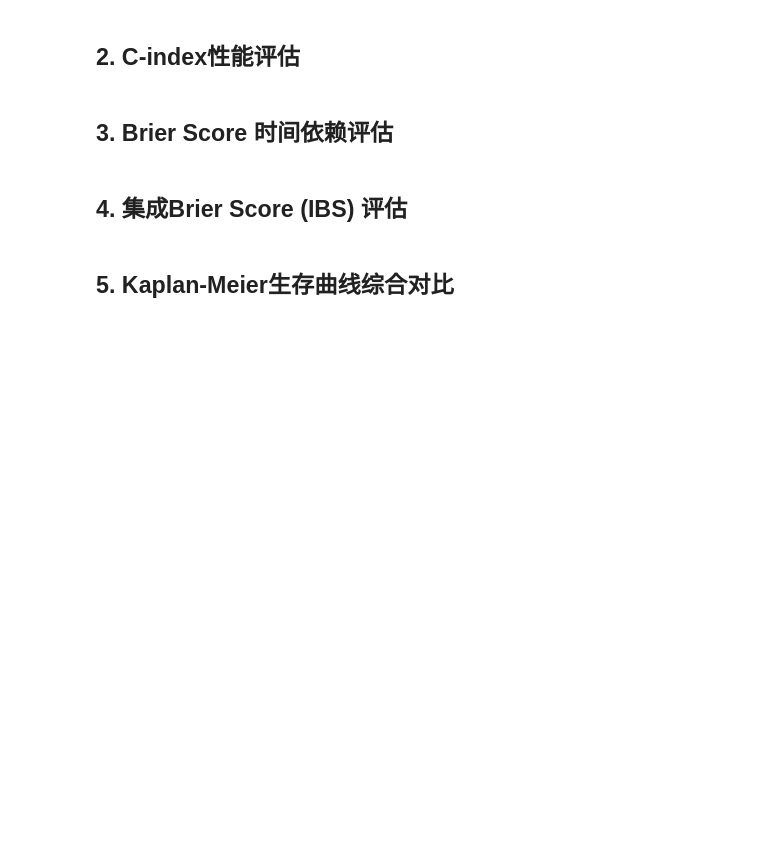
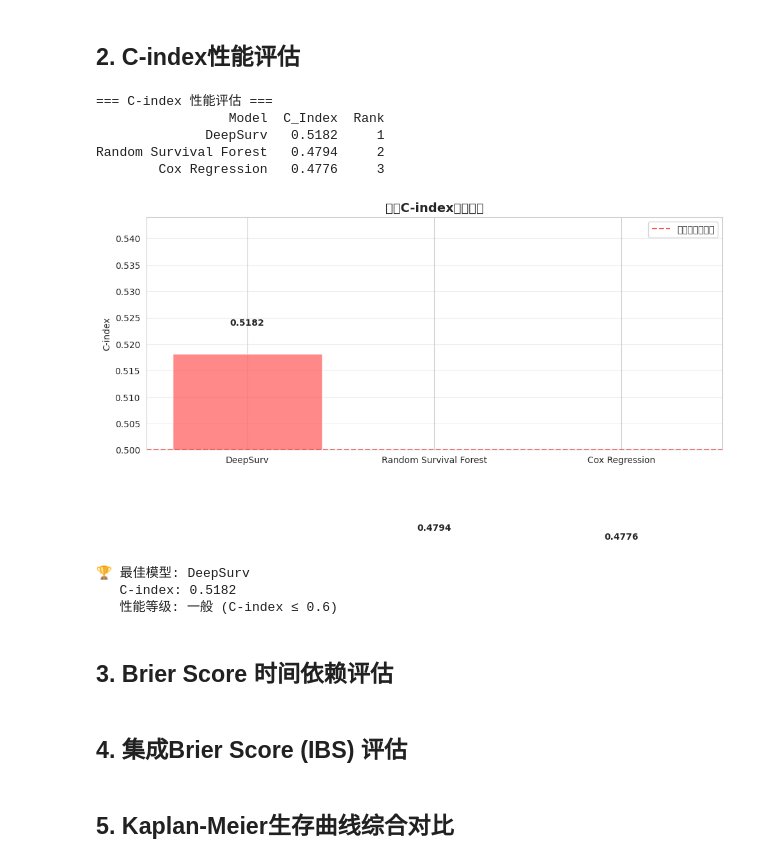
Before and after one commit to alan-ai1196/T_Turting, a Jupyter notebook: notebooks/model_evaluation.ipynb, the cells around one changed output. Cells and saved outputs as stored; diff of their text form; code cells hidden in the pictures; blank space fills up the shorter version.

Commit message:
add processed data and update notebooks

```diff
--- a/notebooks/model_evaluation.ipynb
+++ b/notebooks/model_evaluation.ipynb
@@ -20,16 +20,19 @@ import seaborn as sns
 from pathlib import Path
 import sys
 import warnings
+import os
 warnings.filterwarnings('ignore')
 
-# 添加src路径
-sys.path.append(str(Path('../src')))
-from model_evaluation import SurvivalModelEvaluator
+# 生存分析相关库
+from lifelines import KaplanMeierFitter
+from lifelines.utils import concordance_index
+from lifelines.statistics import logrank_test
+from scipy import stats
 
 # 设置中文字体和图表样式
-plt.rcParams['font.sans-serif'] = ['SimHei', 'Arial Unicode MS']
+plt.rcParams['font.sans-serif'] = ['SimHei', 'DejaVu Sans']
 plt.rcParams['axes.unicode_minus'] = False
-plt.style.use('seaborn-v0_8')
+sns.set_style("whitegrid")
 
 # 设置随机种子
 np.random.seed(42)
@@ -67,47 +216,66 @@ except Exception as e:
 # %% [markdown]
 ## 2. C-index性能评估
 # %%
-# 计算所有模型的C-index
+# 计算C-index
+durations = predictions_df['Duration'].values
+events = predictions_df['Event'].values
+
+# 注意：DeepSurv输出的是风险得分，需要取负值进行C-index计算
+deepsurv_c_index = concordance_index(durations, -predictions_df['DeepSurv_Risk'], events)
+cox_c_index = concordance_index(durations, predictions_df['Cox_Risk'], events)
+rsf_c_index = concordance_index(durations, predictions_df['RSF_Risk'], events)
+
+# 创建C-index比较表
+c_index_results = pd.DataFrame({
+    'Model': ['DeepSurv', 'Cox Regression', 'Random Survival Forest'],
+    'C_Index': [deepsurv_c_index, cox_c_index, rsf_c_index]
+}).sort_values('C_Index', ascending=False)
+
+c_index_results['Rank'] = range(1, len(c_index_results) + 1)
+
 print("=== C-index 性能评估 ===")
-c_indices = evaluator.calculate_c_indices()
-
-# 显示结果
-c_index_df = pd.DataFrame(list(c_indices.items()), columns=['模型', 'C-index'])
-c_index_df = c_index_df.sort_values('C-index', ascending=False)
-c_index_df['排名'] = range(1, len(c_index_df) + 1)
-
-print("\nC-index排名:")
-print(c_index_df.to_string(index=False, float_format='%.4f'))
+print(c_index_results.to_string(index=False, float_format='%.4f'))
 
 # 可视化C-index对比
 plt.figure(figsize=(10, 6))
 colors = ['#FF6B6B', '#4ECDC4', '#45B7D1']
-bars = plt.bar(c_index_df['模型'], c_index_df['C-index'], color=colors, alpha=0.8)
+bars = plt.bar(c_index_results['Model'], c_index_results['C_Index'], color=colors, alpha=0.8)
 
 # 添加数值标签
-for bar, c_index in zip(bars, c_index_df['C-index']):
+for bar, c_index in zip(bars, c_index_results['C_Index']):
     plt.text(bar.get_x() + bar.get_width()/2, bar.get_height() + 0.005,
              f'{c_index:.4f}', ha='center', va='bottom', fontweight='bold')
 
 plt.title('模型C-index性能对比', fontsize=14, fontweight='bold')
 plt.ylabel('C-index')
-plt.ylim(0.5, max(c_index_df['C-index']) * 1.05)
+plt.ylim(0.5, max(c_index_results['C_Index']) * 1.05)
 plt.axhline(y=0.5, color='red', linestyle='--', alpha=0.7, label='随机预测基准线')
+plt.legend()
 plt.grid(True, alpha=0.3, axis='y')
-plt.legend()
 plt.tight_layout()
+plt.savefig('../reports/c_index_comparison.png', dpi=300, bbox_inches='tight')
 plt.show()
 
 # 性能解释
-best_model = c_index_df.iloc[0]
-print(f"\n🏆 最佳模型: {best_model['模型']}")
-print(f"   C-index: {best_model['C-index']:.4f}")
-if best_model['C-index'] > 0.7:
+best_model = c_index_results.iloc[0]
+print(f"\n🏆 最佳模型: {best_model['Model']}")
+print(f"   C-index: {best_model['C_Index']:.4f}")
+if best_model['C_Index'] > 0.7:
     print("   性能等级: 优秀 (C-index > 0.7)")
-elif best_model['C-index'] > 0.6:
+elif best_model['C_Index'] > 0.6:
     print("   性能等级: 良好 (C-index > 0.6)")
 else:
     print("   性能等级: 一般 (C-index ≤ 0.6)")
+# %% [output]
+=== C-index 性能评估 ===
+                 Model  C_Index  Rank
+              DeepSurv   0.5182     1
+Random Survival Forest   0.4794     2
+        Cox Regression   0.4776     3
+[figure, added]
+🏆 最佳模型: DeepSurv
+   C-index: 0.5182
+   性能等级: 一般 (C-index ≤ 0.6)
 # %% [markdown]
 ## 3. Brier Score 时间依赖评估
 # %%
```
Also changed, not shown: parts of 23 cells of this notebook, 10 other files.
